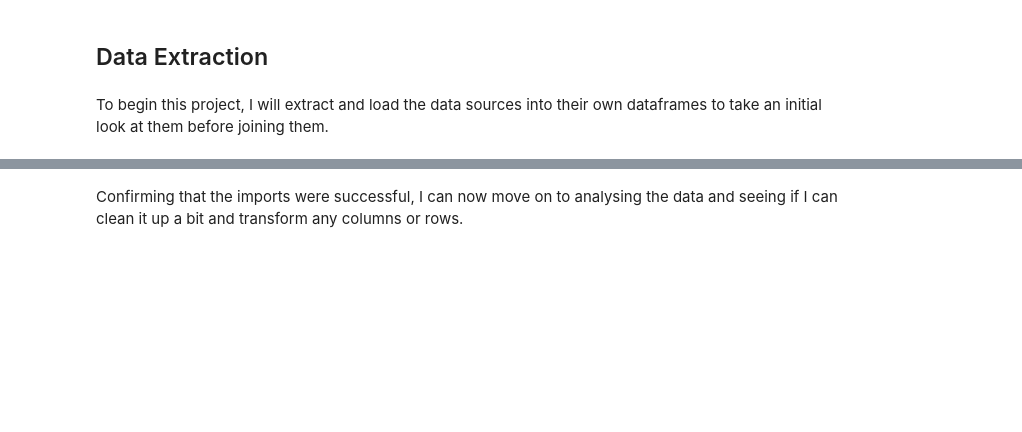
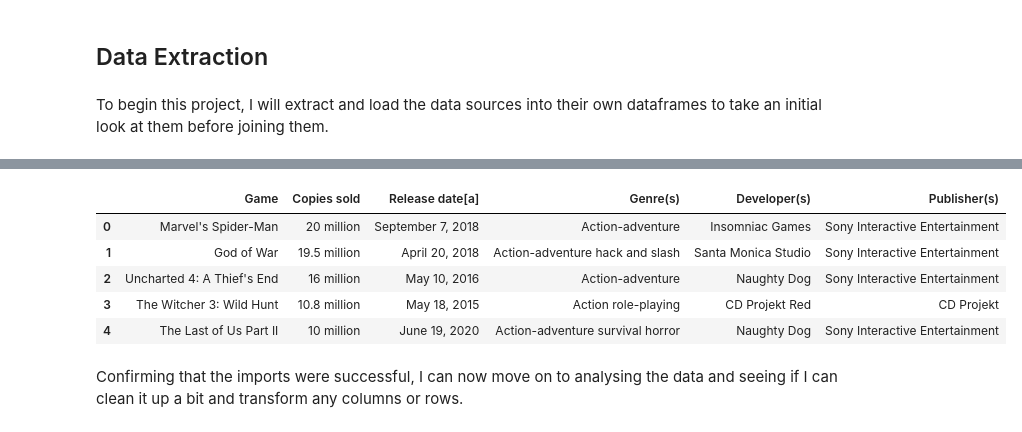
Before and after one commit to Rayan-Arshed/Data-Pipeline-Assessment-Video-Game-Data, a Jupyter notebook: Data-Pipeline-Assessment.ipynb, the cells around one changed output, grey strips where cells are left out. Saved outputs shown, nothing was run; the diff lists cells and outputs as text; code cells hidden in the pictures; blank space fills up the shorter version.

```diff
--- a/Data-Pipeline-Assessment.ipynb
+++ b/Data-Pipeline-Assessment.ipynb
@@ -22,6 +24,7 @@ import numpy as np
 # Reading the CSV files to Data Frames
 df_reviews = pd.read_csv("Data-Sources/games.csv")
 df_sales = pd.read_csv("Data-Sources/VG_Sales_All.csv")
+df_ps4 = pd.read_csv("Data-Sources/List of best-selling PlayStation 4 video games.csv")
 # %%
 # Checking the previous reads worked
 df_reviews.head()
@@ -41,6 +44,15 @@ df_sales.head()
 | 2 | 3 | Call of Duty | Series | NaN | Call of Duty|Call of Duty 2|Call ... | Activision | Infinity Ward | NaN | NaN | ... |
 | 3 | 4 | Grand Theft Auto | Series | NaN | Grand Theft Auto|Grand Theft Auto... | Rockstar Games | Rockstar North | NaN | NaN | ... |
 | 4 | 5 | Super Mario | Series | NaN | Mario Bros.|Super Mario Bros.|Sup... | Nintendo | Nintendo | NaN | NaN | ... |
+# %%
+df_ps4.head()
+# %% [output]
+|  | Game | Copies sold | Release date[a] | Genre(s) | Developer(s) | Publisher(s) |
+| 0 | Marvel's Spider-Man | 20 million | September 7, 2018 | Action-adventure | Insomniac Games | Sony Interactive Entertainment |
+| 1 | God of War | 19.5 million | April 20, 2018 | Action-adventure hack and slash | Santa Monica Studio | Sony Interactive Entertainment |
+| 2 | Uncharted 4: A Thief's End | 16 million | May 10, 2016 | Action-adventure | Naughty Dog | Sony Interactive Entertainment |
+| 3 | The Witcher 3: Wild Hunt | 10.8 million | May 18, 2015 | Action role-playing | CD Projekt Red | CD Projekt |
+| 4 | The Last of Us Part II | 10 million | June 19, 2020 | Action-adventure survival horror | Naughty Dog | Sony Interactive Entertainment |
 # %% [markdown]
 Confirming that the imports were successful, I can now move on to analysing the data and seeing if I can clean it up a bit and transform any columns or rows.
 # %% [markdown]
```
Also changed, not shown: parts of 18 cells of this notebook, 1 other file.
